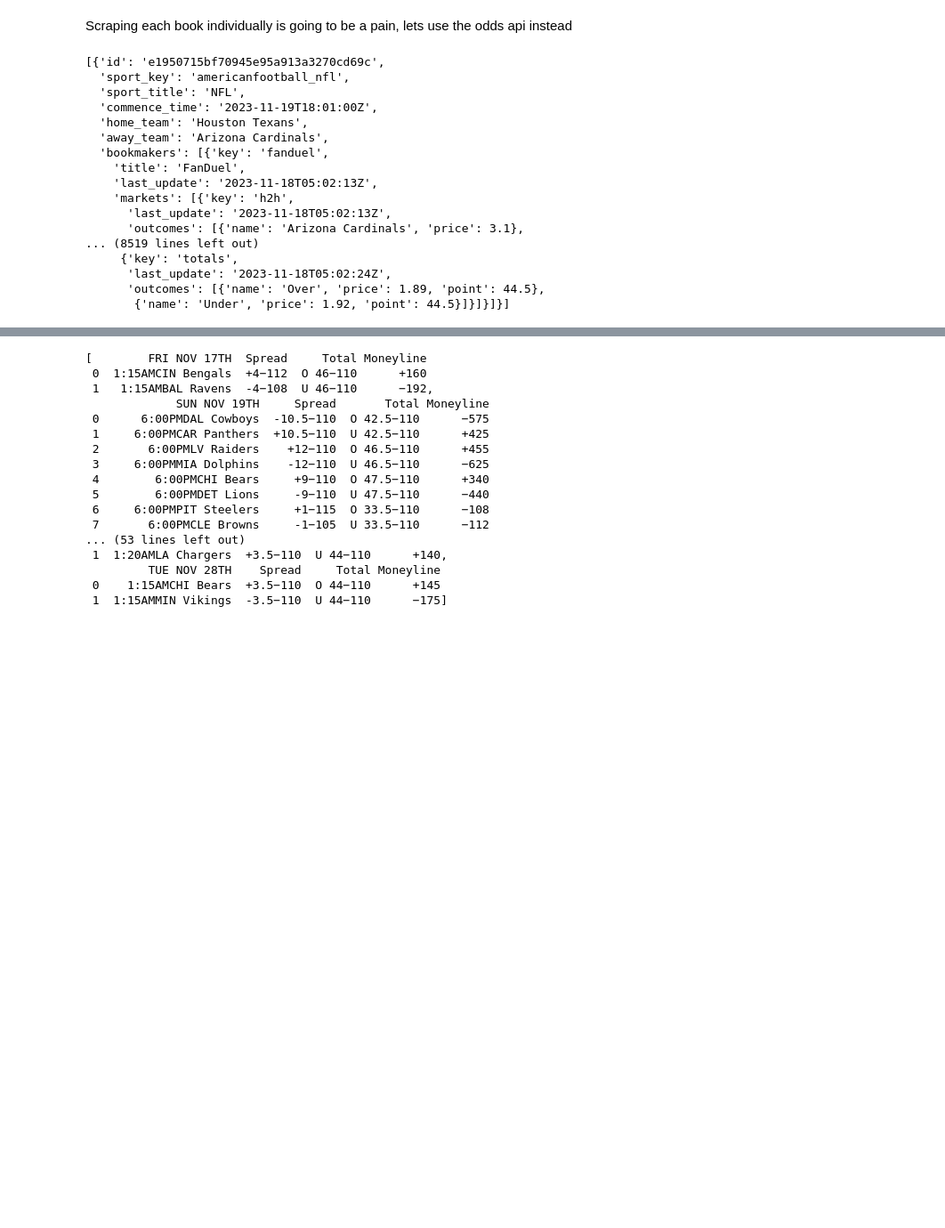
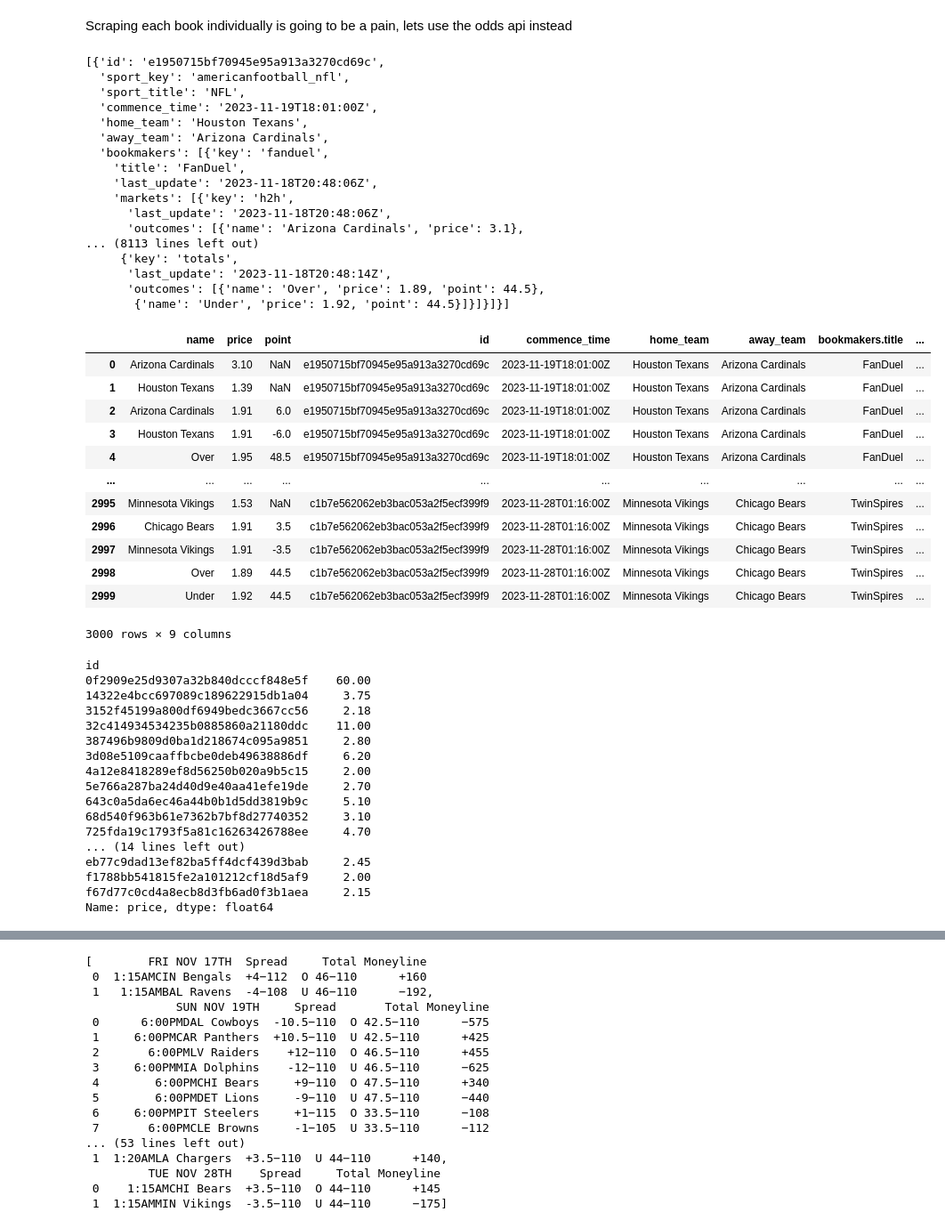
Before and after one commit to JonathanSears1/JonathanSears1.github.io, a Jupyter notebook: Beat-The-Books.ipynb, the cells around one changed output, grey strips where cells are left out. Shown at 89% size. Cells and saved outputs as stored; diff of their text form; code cells hidden in the pictures; blank space fills up the shorter version.

Commit message:
Built first model, turned odds_json into DF

```diff
--- a/Beat-The-Books.ipynb
+++ b/Beat-The-Books.ipynb
@@ -208,24 +208,59 @@ If we want to use our model on current betting data, we are going to have to use
 Scraping each book individually is going to be a pain, lets use the odds api instead
 # %%
 odds_req = requests.get("https://api.the-odds-api.com//v4/sports/americanfootball_nfl/odds/?apiKey=d5a59b0d6cab3de1281688d7d4a2bb6c&regions=us,eu&markets=h2h,totals,spreads")
-# %%
-odds_json = json.loads(odds_req.content)
-odds_json
-# %% [output]
-[{'id': 'e1950715bf70945e95a913a3270cd69c',
-  'sport_key': 'americanfootball_nfl',
-  'sport_title': 'NFL',
-  'commence_time': '2023-11-19T18:01:00Z',
-  'home_team': 'Houston Texans',
-  'away_team': 'Arizona Cardinals',
-  'bookmakers': [{'key': 'fanduel',
-    'title': 'FanDuel',
-    'last_update': '2023-11-18T05:02:13Z',
-    'markets': [{'key': 'h2h',
-      'last_update': '2023-11-18T05:02:13Z',
-      'outcomes': [{'name': 'Arizona Cardinals', 'price': 3.1},
-... (8519 lines left out)
-     {'key': 'totals',
-      'last_update': '2023-11-18T05:02:24Z',
-      'outcomes': [{'name': 'Over', 'price': 1.89, 'point': 44.5},
-       {'name': 'Under', 'price': 1.92, 'point': 44.5}]}]}]}]
+# %%
+odds_json = json.loads(odds_req.content)
+display(odds_json)
+odds_df = pd.json_normalize(odds_json, record_path=['bookmakers','markets','outcomes'], meta=['id','commence_time','home_team','away_team',['bookmakers','title'],['bookmakers','markets','key'],])
+display(odds_df)
+
+display(odds_df.groupby('id')['price'].max())
+display(odds_df.groupby('id')['price'].min())
+# %% [output]
+[{'id': 'e1950715bf70945e95a913a3270cd69c',
+  'sport_key': 'americanfootball_nfl',
+  'sport_title': 'NFL',
+  'commence_time': '2023-11-19T18:01:00Z',
+  'home_team': 'Houston Texans',
+  'away_team': 'Arizona Cardinals',
+  'bookmakers': [{'key': 'fanduel',
+    'title': 'FanDuel',
+    'last_update': '2023-11-18T20:48:06Z',
+    'markets': [{'key': 'h2h',
+      'last_update': '2023-11-18T20:48:06Z',
+      'outcomes': [{'name': 'Arizona Cardinals', 'price': 3.1},
+... (8113 lines left out)
+     {'key': 'totals',
+      'last_update': '2023-11-18T20:48:14Z',
+      'outcomes': [{'name': 'Over', 'price': 1.89, 'point': 44.5},
+       {'name': 'Under', 'price': 1.92, 'point': 44.5}]}]}]}]
+|  | name | price | point | id | commence_time | home_team | away_team | bookmakers.title | ... |
+| 0 | Arizona Cardinals | 3.10 | NaN | e1950715bf70945e95a913a3270cd69c | 2023-11-19T18:01:00Z | Houston Texans | Arizona Cardinals | FanDuel | ... |
+| 1 | Houston Texans | 1.39 | NaN | e1950715bf70945e95a913a3270cd69c | 2023-11-19T18:01:00Z | Houston Texans | Arizona Cardinals | FanDuel | ... |
+| 2 | Arizona Cardinals | 1.91 | 6.0 | e1950715bf70945e95a913a3270cd69c | 2023-11-19T18:01:00Z | Houston Texans | Arizona Cardinals | FanDuel | ... |
+| 3 | Houston Texans | 1.91 | -6.0 | e1950715bf70945e95a913a3270cd69c | 2023-11-19T18:01:00Z | Houston Texans | Arizona Cardinals | FanDuel | ... |
+| 4 | Over | 1.95 | 48.5 | e1950715bf70945e95a913a3270cd69c | 2023-11-19T18:01:00Z | Houston Texans | Arizona Cardinals | FanDuel | ... |
+| ... | ... | ... | ... | ... | ... | ... | ... | ... | ... |
+| 2995 | Minnesota Vikings | 1.53 | NaN | c1b7e562062eb3bac053a2f5ecf399f9 | 2023-11-28T01:16:00Z | Minnesota Vikings | Chicago Bears | TwinSpires | ... |
+| 2996 | Chicago Bears | 1.91 | 3.5 | c1b7e562062eb3bac053a2f5ecf399f9 | 2023-11-28T01:16:00Z | Minnesota Vikings | Chicago Bears | TwinSpires | ... |
+| 2997 | Minnesota Vikings | 1.91 | -3.5 | c1b7e562062eb3bac053a2f5ecf399f9 | 2023-11-28T01:16:00Z | Minnesota Vikings | Chicago Bears | TwinSpires | ... |
+| 2998 | Over | 1.89 | 44.5 | c1b7e562062eb3bac053a2f5ecf399f9 | 2023-11-28T01:16:00Z | Minnesota Vikings | Chicago Bears | TwinSpires | ... |
+| 2999 | Under | 1.92 | 44.5 | c1b7e562062eb3bac053a2f5ecf399f9 | 2023-11-28T01:16:00Z | Minnesota Vikings | Chicago Bears | TwinSpires | ... |
+3000 rows × 9 columns
+id
+0f2909e25d9307a32b840dcccf848e5f    60.00
+14322e4bcc697089c189622915db1a04     3.75
+3152f45199a800df6949bedc3667cc56     2.18
+32c414934534235b0885860a21180ddc    11.00
+387496b9809d0ba1d218674c095a9851     2.80
+3d08e5109caaffbcbe0deb49638886df     6.20
+4a12e8418289ef8d56250b020a9b5c15     2.00
+5e766a287ba24d40d9e40aa41efe19de     2.70
+643c0a5da6ec46a44b0b1d5dd3819b9c     5.10
+68d540f963b61e7362b7bf8d27740352     3.10
+725fda19c1793f5a81c16263426788ee     4.70
+... (14 lines left out)
+eb77c9dad13ef82ba5ff4dcf439d3bab     2.45
+f1788bb541815fe2a101212cf18d5af9     2.00
+f67d77c0cd4a8ecb8d3fb6ad0f3b1aea     2.15
+Name: price, dtype: float64
```
Also changed, not shown: parts of 6 cells of this notebook.
